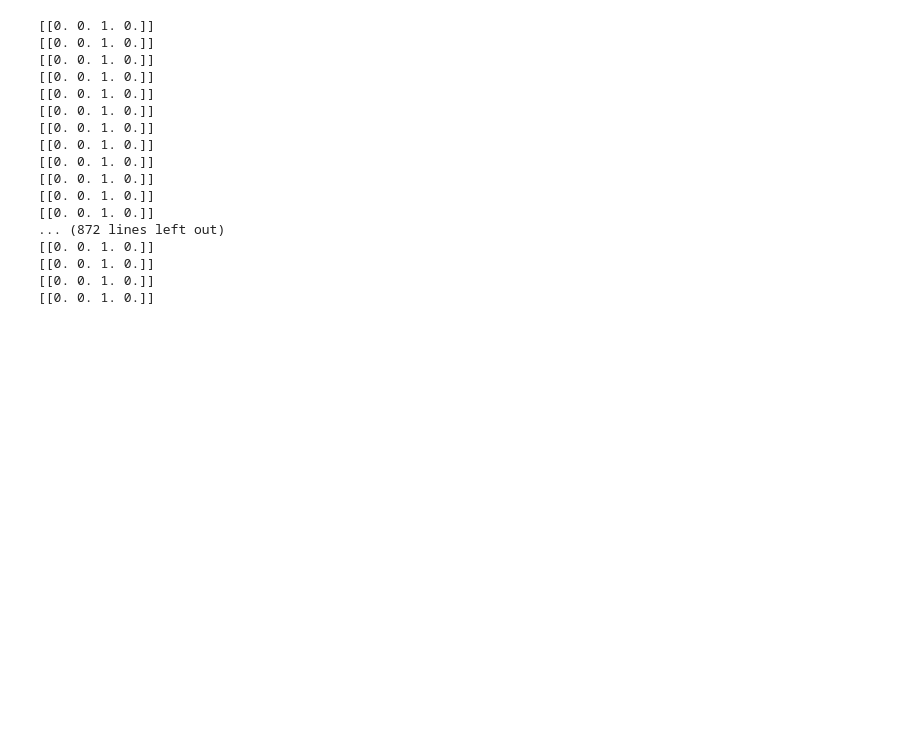
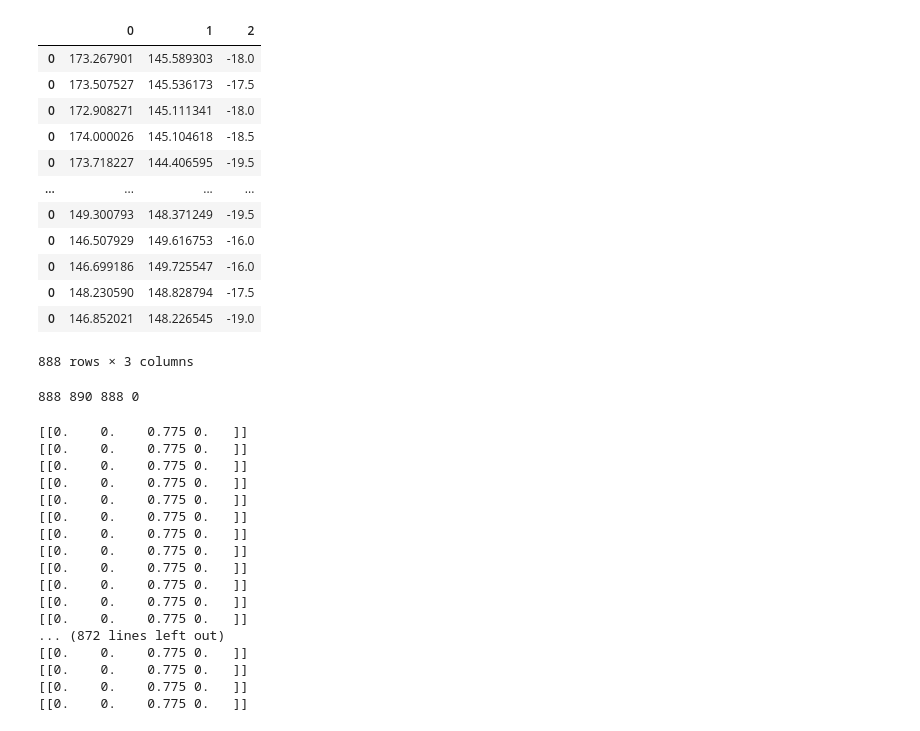
Before and after one commit to YSeeeeee/fitnessposedetect, a Jupyter notebook: 04.Voting.ipynb, the cells around one changed output. Drawn from its saved outputs; the diff is of its cells as text; code cells hidden in the pictures; blank space fills up the shorter version.

```diff
--- a/04.Voting.ipynb
+++ b/04.Voting.ipynb
@@ -56,4 +58,5 @@ video.release()
 # %%
+video = cv2.VideoCapture('./test_video2.mp4')
 while video.isOpened():
     # Read a frame.
     ok, frame = video.read()
@@ -129,7 +150,7 @@ def center_Landmark(landmarks1,landmarks2):
     # 테스트 할 영상 경로 넣으면 됨
 df = pd.DataFrame() # predict에 넣어 줄 X_test
 actions = ['bend', 'headup', 'right', 'waistup']
-
+video = cv2.VideoCapture('./test_video2.mp4')
 while video.isOpened():
     # Read a frame.
     ok, frame = video.read()
@@ -181,18 +202,26 @@ while video.isOpened():
         # 코 - 어깨 - 엉덩이 => 목 각도
         head_angle = calculateAngle(landmarks[mp_pose.PoseLandmark.NOSE.value],
                                     cen_shoulder,cen_hip)
+        waist_len = cen_hip[1]-cen_shoulder[1]
 
-        # 잘보이는 새끼손가락의 y 좌표
-        if right_pinky > left_pinkey:
-            y_pinky = landmarks[mp_pose.PoseLandmark.RIGHT_PINKY.value][1]
-        else:
-            y_pinky = landmarks[mp_pose.PoseLandmark.LEFT_PINKY.value][1]
 
-        # 엉덩이 중앙의 y좌표와 새끼손가락의 y 좌표사이의 거리
-        waist_len = cen_hip[1]-y_pinky
-
-        globals()['list'] = knee_angle,main_angle,head_angle,waist_len
+        globals()['list'] = knee_angle,head_angle,waist_len
         df = df.append([globals()[f'list']])
-        loaded_model = pickle.load(open('03.Knn_model', 'rb'))
         K_results.append(K_model.predict_proba([globals()['list']]))
 video.release()
+# %%
+df
+# %% [output]
+|  | 0 | 1 | 2 |
+| 0 | 173.267901 | 145.589303 | -18.0 |
+| 0 | 173.507527 | 145.536173 | -17.5 |
+| 0 | 172.908271 | 145.111341 | -18.0 |
+| 0 | 174.000026 | 145.104618 | -18.5 |
+| 0 | 173.718227 | 144.406595 | -19.5 |
+| ... | ... | ... | ... |
+| 0 | 149.300793 | 148.371249 | -19.5 |
+| 0 | 146.507929 | 149.616753 | -16.0 |
+| 0 | 146.699186 | 149.725547 | -16.0 |
+| 0 | 148.230590 | 148.828794 | -17.5 |
+| 0 | 146.852021 | 148.226545 | -19.0 |
+888 rows × 3 columns
@@ -199,23 +233,25 @@ video.release()
 # %%
-total = (C_results)+(K_results)+(V_results)
+print(len(C_results),len(K_results),len(V_results),len(L_results))
+# %% [output]
+888 890 888 0
 # %%
-for i in range(len(total)):
-    print(total[i])
+# for i in range(len(total)):
+#     print(total[i])
 # %% [output]
-[[0. 0. 1. 0.]]
-[[0. 0. 1. 0.]]
-[[0. 0. 1. 0.]]
-[[0. 0. 1. 0.]]
-[[0. 0. 1. 0.]]
-[[0. 0. 1. 0.]]
-[[0. 0. 1. 0.]]
-[[0. 0. 1. 0.]]
-[[0. 0. 1. 0.]]
-[[0. 0. 1. 0.]]
-[[0. 0. 1. 0.]]
-[[0. 0. 1. 0.]]
+[[0.    0.    0.775 0.   ]]
+[[0.    0.    0.775 0.   ]]
+[[0.    0.    0.775 0.   ]]
+[[0.    0.    0.775 0.   ]]
+[[0.    0.    0.775 0.   ]]
+[[0.    0.    0.775 0.   ]]
+[[0.    0.    0.775 0.   ]]
+[[0.    0.    0.775 0.   ]]
+[[0.    0.    0.775 0.   ]]
+[[0.    0.    0.775 0.   ]]
+[[0.    0.    0.775 0.   ]]
+[[0.    0.    0.775 0.   ]]
 ... (872 lines left out)
-[[0. 0. 1. 0.]]
-[[0. 0. 1. 0.]]
-[[0. 0. 1. 0.]]
-[[0. 0. 1. 0.]]
+[[0.    0.    0.775 0.   ]]
+[[0.    0.    0.775 0.   ]]
+[[0.    0.    0.775 0.   ]]
+[[0.    0.    0.775 0.   ]]
```
Also changed, not shown: parts of 5 cells of this notebook, 1 other file.
